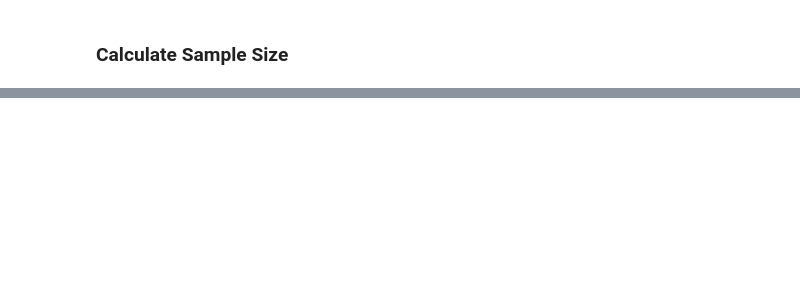
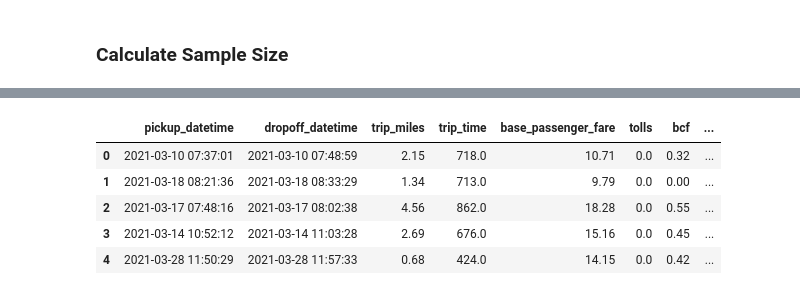
Before and after one commit to shao091/IEOR4501-Project-Group-15, a Jupyter notebook: Project Scaffolding.ipynb, the cells around one changed output, grey strips where cells are left out. Cells and saved outputs as stored; diff of their text form; code cells hidden in the pictures; blank space fills up the shorter version.

```diff
--- a/Project Scaffolding.ipynb
+++ b/Project Scaffolding.ipynb
@@ -228,0 +542,9 @@ def calculate_sample_size(population, confidence_level=0.95, margin_of_error=0.0
+# %%
+uber_data.head()
+# %% [output]
+|  | pickup_datetime | dropoff_datetime | trip_miles | trip_time | base_passenger_fare | tolls | bcf | ... |
+| 0 | 2021-03-10 07:37:01 | 2021-03-10 07:48:59 | 2.15 | 718.0 | 10.71 | 0.0 | 0.32 | ... |
+| 1 | 2021-03-18 08:21:36 | 2021-03-18 08:33:29 | 1.34 | 713.0 | 9.79 | 0.0 | 0.00 | ... |
+| 2 | 2021-03-17 07:48:16 | 2021-03-17 08:02:38 | 4.56 | 862.0 | 18.28 | 0.0 | 0.55 | ... |
+| 3 | 2021-03-14 10:52:12 | 2021-03-14 11:03:28 | 2.69 | 676.0 | 15.16 | 0.0 | 0.45 | ... |
+| 4 | 2021-03-28 11:50:29 | 2021-03-28 11:57:33 | 0.68 | 424.0 | 14.15 | 0.0 | 0.42 | ... |
```
Also changed, not shown: parts of 14 cells of this notebook.
